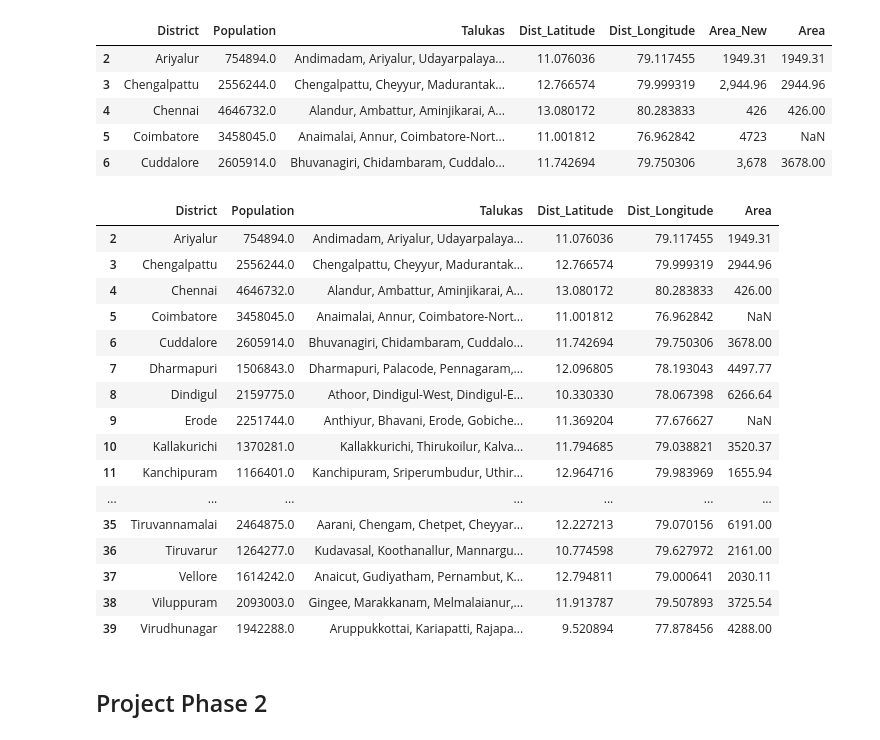
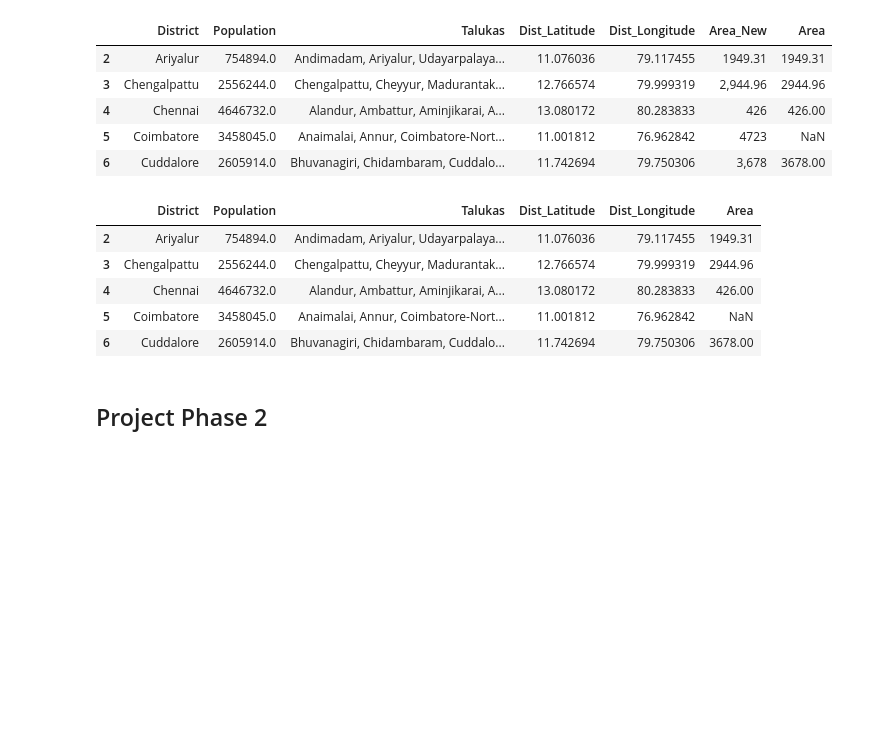
Before and after one commit to meenakshiarya22/Coursera_Capstone, a Jupyter notebook: Capstone Project - The Battle of Neighborhoods.ipynb, the cells around one changed output. Saved outputs shown, nothing was run; the diff lists cells and outputs as text; code cells hidden in the pictures; blank space fills up the shorter version.

```diff
--- a/Capstone Project - The Battle of Neighborhoods.ipynb
+++ b/Capstone Project - The Battle of Neighborhoods.ipynb
@@ -299,25 +301,14 @@ df.head()
 | 6 | Cuddalore | 2605914.0 | Bhuvanagiri, Chidambaram, Cuddalo... | 11.742694 | 79.750306 | 3,678 | 3678.00 |
 # %%
 df = df.drop(['Area_New'], axis=1)
-df
+df.head()
 # %% [output]
 |  | District | Population | Talukas | Dist_Latitude | Dist_Longitude | Area |
 | 2 | Ariyalur | 754894.0 | Andimadam, Ariyalur, Udayarpalaya... | 11.076036 | 79.117455 | 1949.31 |
 | 3 | Chengalpattu | 2556244.0 | Chengalpattu, Cheyyur, Madurantak... | 12.766574 | 79.999319 | 2944.96 |
 | 4 | Chennai | 4646732.0 | Alandur, Ambattur, Aminjikarai, A... | 13.080172 | 80.283833 | 426.00 |
 | 5 | Coimbatore | 3458045.0 | Anaimalai, Annur, Coimbatore-Nort... | 11.001812 | 76.962842 | NaN |
 | 6 | Cuddalore | 2605914.0 | Bhuvanagiri, Chidambaram, Cuddalo... | 11.742694 | 79.750306 | 3678.00 |
-| 7 | Dharmapuri | 1506843.0 | Dharmapuri, Palacode, Pennagaram,... | 12.096805 | 78.193043 | 4497.77 |
-| 8 | Dindigul | 2159775.0 | Athoor, Dindigul-West, Dindigul-E... | 10.330330 | 78.067398 | 6266.64 |
-| 9 | Erode | 2251744.0 | Anthiyur, Bhavani, Erode, Gobiche... | 11.369204 | 77.676627 | NaN |
-| 10 | Kallakurichi | 1370281.0 | Kallakkurichi, Thirukoilur, Kalva... | 11.794685 | 79.038821 | 3520.37 |
-| 11 | Kanchipuram | 1166401.0 | Kanchipuram, Sriperumbudur, Uthir... | 12.964716 | 79.983969 | 1655.94 |
-| ... | ... | ... | ... | ... | ... | ... |
-| 35 | Tiruvannamalai | 2464875.0 | Aarani, Chengam, Chetpet, Cheyyar... | 12.227213 | 79.070156 | 6191.00 |
-| 36 | Tiruvarur | 1264277.0 | Kudavasal, Koothanallur, Mannargu... | 10.774598 | 79.627972 | 2161.00 |
-| 37 | Vellore | 1614242.0 | Anaicut, Gudiyatham, Pernambut, K... | 12.794811 | 79.000641 | 2030.11 |
-| 38 | Viluppuram | 2093003.0 | Gingee, Marakkanam, Melmalaianur,... | 11.913787 | 79.507893 | 3725.54 |
-| 39 | Virudhunagar | 1942288.0 | Aruppukkottai, Kariapatti, Rajapa... | 9.520894 | 77.878456 | 4288.00 |
 # %%
 df.to_csv('TamilNadu_df_Coord.csv')
 # %% [markdown]
```
Also changed, not shown: parts of 18 cells of this notebook, 2 other files.
